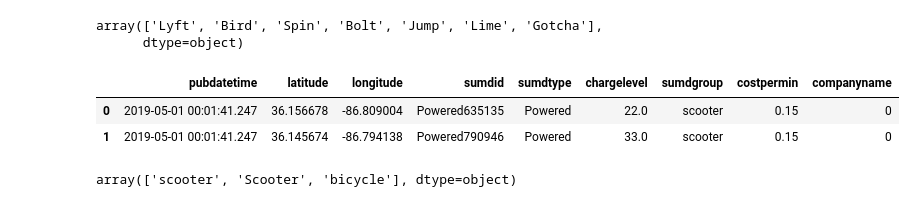
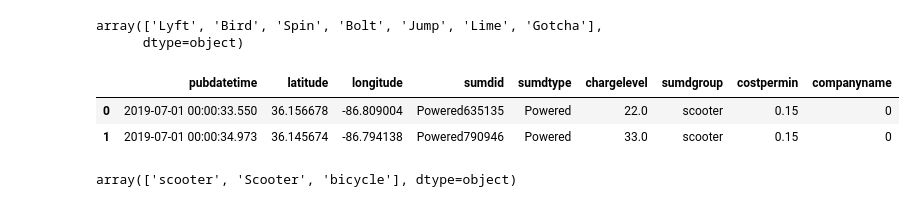
Before and after one commit to Quezadajl/nashville-scooters-project, a Jupyter notebook: notebooks/1_Pickled_Scooter_Data.ipynb, the cells around one changed output. Saved outputs shown, nothing was run; the diff lists cells and outputs as text; code cells hidden in the pictures.

```diff
--- a/notebooks/1_Pickled_Scooter_Data.ipynb
+++ b/notebooks/1_Pickled_Scooter_Data.ipynb
@@ -242,12 +242,12 @@ company_dict = {'Lyft':0, 'Bird': 1, 'Spin': 2, 'Bolt': 3, 'Jump': 4, 'Lime': 5,
 # %%
 july.companyname = july.companyname.replace(company_dict)
 # %%
-july.pubdatetime = pd.to_datetime(may.pubdatetime)
+july.pubdatetime = pd.to_datetime(july.pubdatetime)
 july.head(2)
 # %% [output]
 |  | pubdatetime | latitude | longitude | sumdid | sumdtype | chargelevel | sumdgroup | costpermin | companyname |
-| 0 | 2019-05-01 00:01:41.247 | 36.156678 | -86.809004 | Powered635135 | Powered | 22.0 | scooter | 0.15 | 0 |
-| 1 | 2019-05-01 00:01:41.247 | 36.145674 | -86.794138 | Powered790946 | Powered | 33.0 | scooter | 0.15 | 0 |
+| 0 | 2019-07-01 00:00:33.550 | 36.156678 | -86.809004 | Powered635135 | Powered | 22.0 | scooter | 0.15 | 0 |
+| 1 | 2019-07-01 00:00:34.973 | 36.145674 | -86.794138 | Powered790946 | Powered | 33.0 | scooter | 0.15 | 0 |
 # %%
 july.sumdgroup.unique()
 # %% [output]
```
Also changed, not shown: parts of 1 cell of this notebook, 2 other files.
